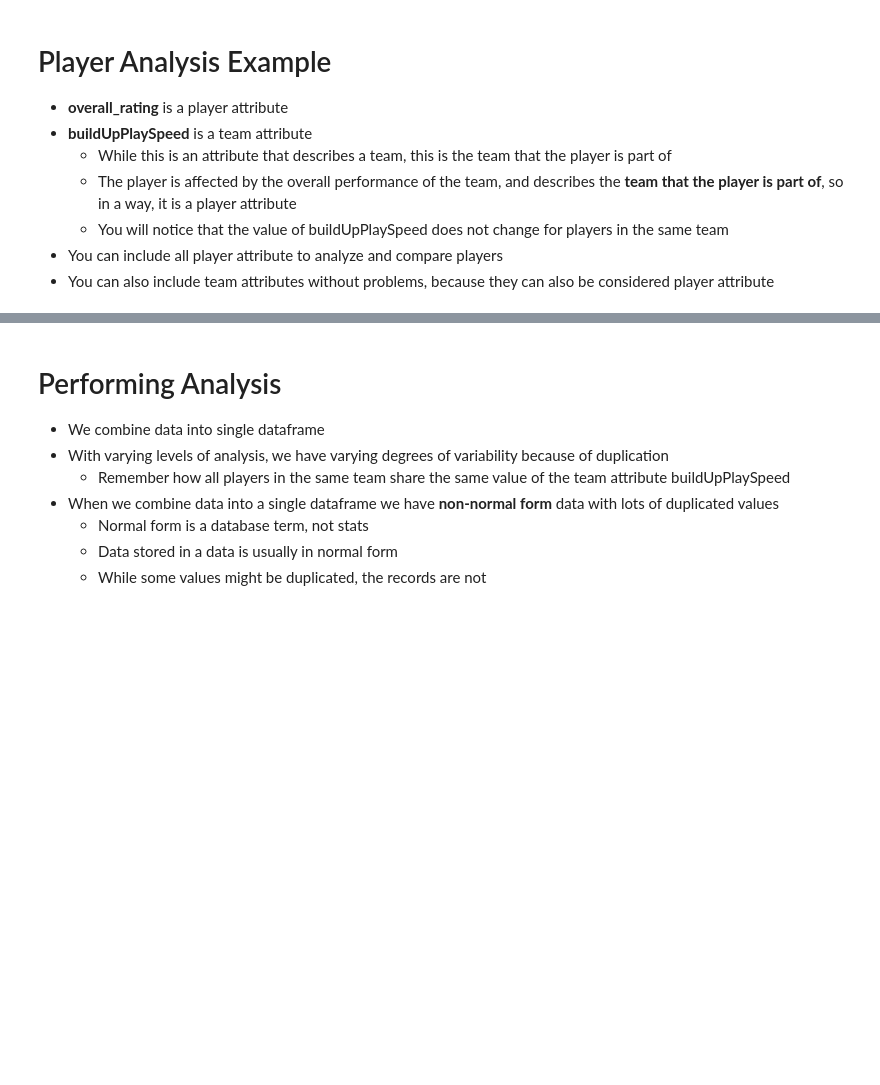
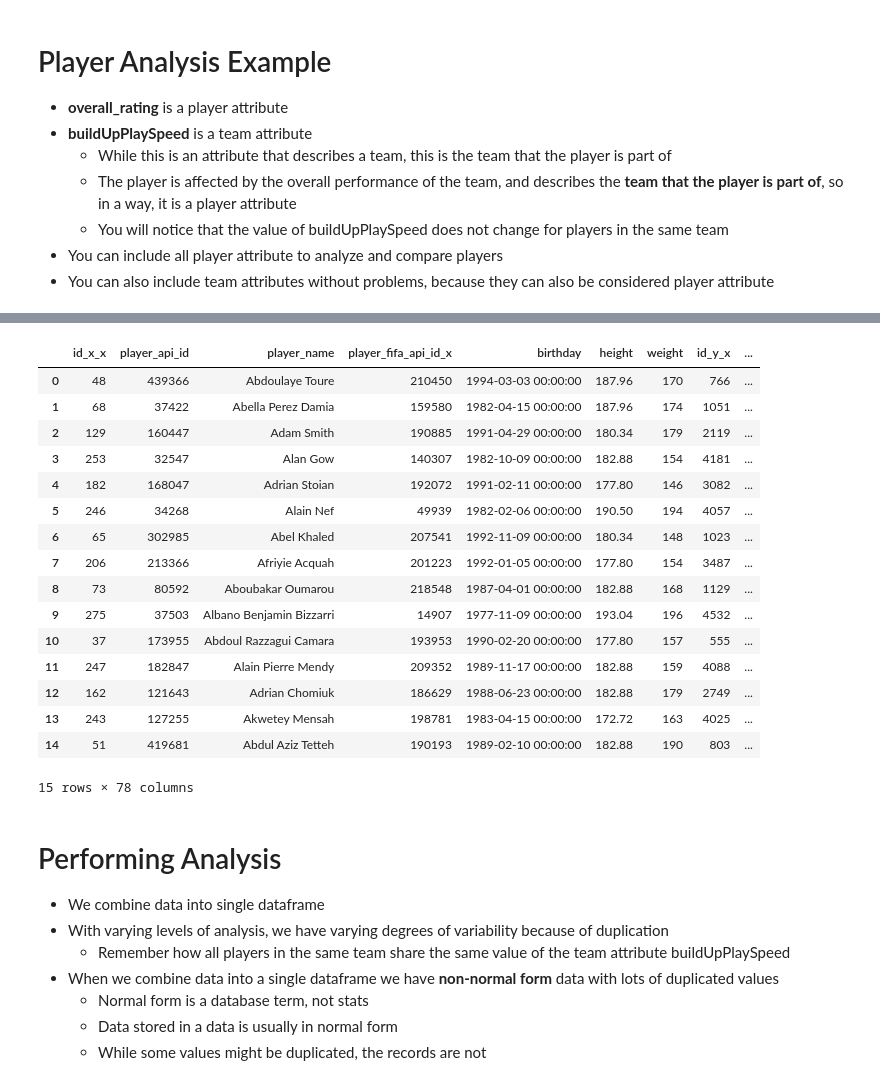
Before and after one commit to malmarz/pandas, a Jupyter notebook: week4.ipynb, the cells around one changed output, grey strips where cells are left out. Drawn from its saved outputs; the diff is of its cells as text; code cells hidden in the pictures; blank space fills up the shorter version.

```diff
--- a/week4.ipynb
+++ b/week4.ipynb
@@ -321,0 +294,5 @@ p_atts_df.head()
+# %%
+# First we have to merge based on team_api_id
+
+merged_df = player_df.merge(team_df, how="inner", on="team_api_id")
+merged_df.columns
@@ -331,3 +415,26 @@ p_atts_df.head()
+# %%
+# simply assign this column to merged_df and give it an appropriate name
+
+merged_df["mean_overall_rating"] = merged_df.groupby("team_api_id").transform(np.mean).overall_rating
+merged_df.head(15)
+# %% [output]
+|  | id_x_x | player_api_id | player_name | player_fifa_api_id_x | birthday | height | weight | id_y_x | ... |
+| 0 | 48 | 439366 | Abdoulaye Toure | 210450 | 1994-03-03 00:00:00 | 187.96 | 170 | 766 | ... |
+| 1 | 68 | 37422 | Abella Perez Damia | 159580 | 1982-04-15 00:00:00 | 187.96 | 174 | 1051 | ... |
+| 2 | 129 | 160447 | Adam Smith | 190885 | 1991-04-29 00:00:00 | 180.34 | 179 | 2119 | ... |
+| 3 | 253 | 32547 | Alan Gow | 140307 | 1982-10-09 00:00:00 | 182.88 | 154 | 4181 | ... |
+| 4 | 182 | 168047 | Adrian Stoian | 192072 | 1991-02-11 00:00:00 | 177.80 | 146 | 3082 | ... |
+| 5 | 246 | 34268 | Alain Nef | 49939 | 1982-02-06 00:00:00 | 190.50 | 194 | 4057 | ... |
+| 6 | 65 | 302985 | Abel Khaled | 207541 | 1992-11-09 00:00:00 | 180.34 | 148 | 1023 | ... |
+| 7 | 206 | 213366 | Afriyie Acquah | 201223 | 1992-01-05 00:00:00 | 177.80 | 154 | 3487 | ... |
+| 8 | 73 | 80592 | Aboubakar Oumarou | 218548 | 1987-04-01 00:00:00 | 182.88 | 168 | 1129 | ... |
+| 9 | 275 | 37503 | Albano Benjamin Bizzarri | 14907 | 1977-11-09 00:00:00 | 193.04 | 196 | 4532 | ... |
+| 10 | 37 | 173955 | Abdoul Razzagui Camara | 193953 | 1990-02-20 00:00:00 | 177.80 | 157 | 555 | ... |
+| 11 | 247 | 182847 | Alain Pierre Mendy | 209352 | 1989-11-17 00:00:00 | 182.88 | 159 | 4088 | ... |
+| 12 | 162 | 121643 | Adrian Chomiuk | 186629 | 1988-06-23 00:00:00 | 182.88 | 179 | 2749 | ... |
+| 13 | 243 | 127255 | Akwetey Mensah | 198781 | 1983-04-15 00:00:00 | 172.72 | 163 | 4025 | ... |
+| 14 | 51 | 419681 | Abdul Aziz Tetteh | 190193 | 1989-02-10 00:00:00 | 182.88 | 190 | 803 | ... |
+15 rows × 78 columns
 # %% [markdown]
 # Performing Analysis
 - We combine data into single dataframe
```
Also changed, not shown: parts of 24 cells of this notebook, 5 other files.
